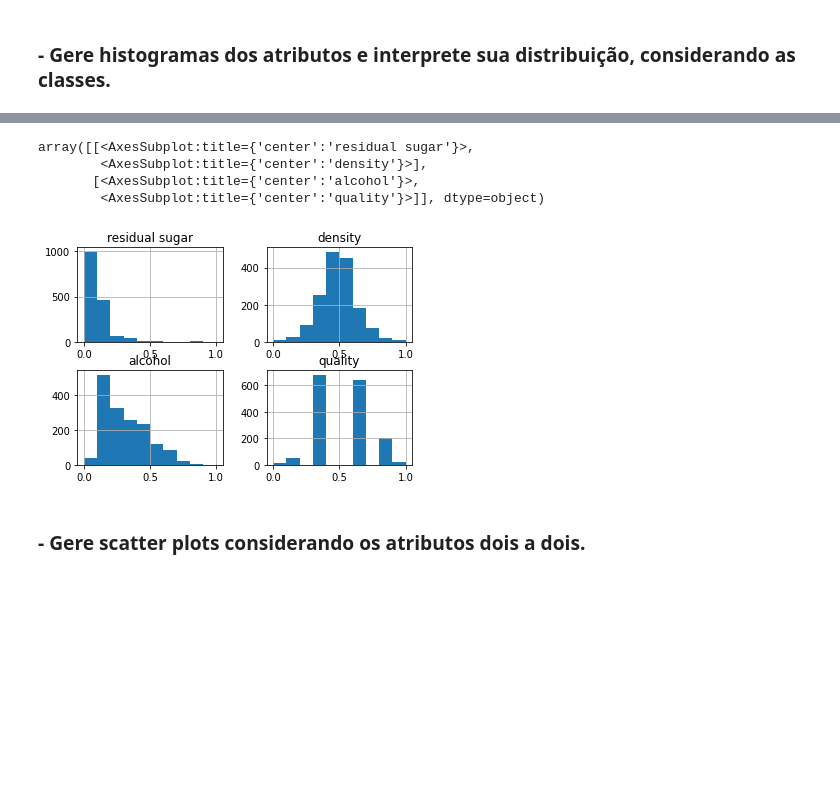
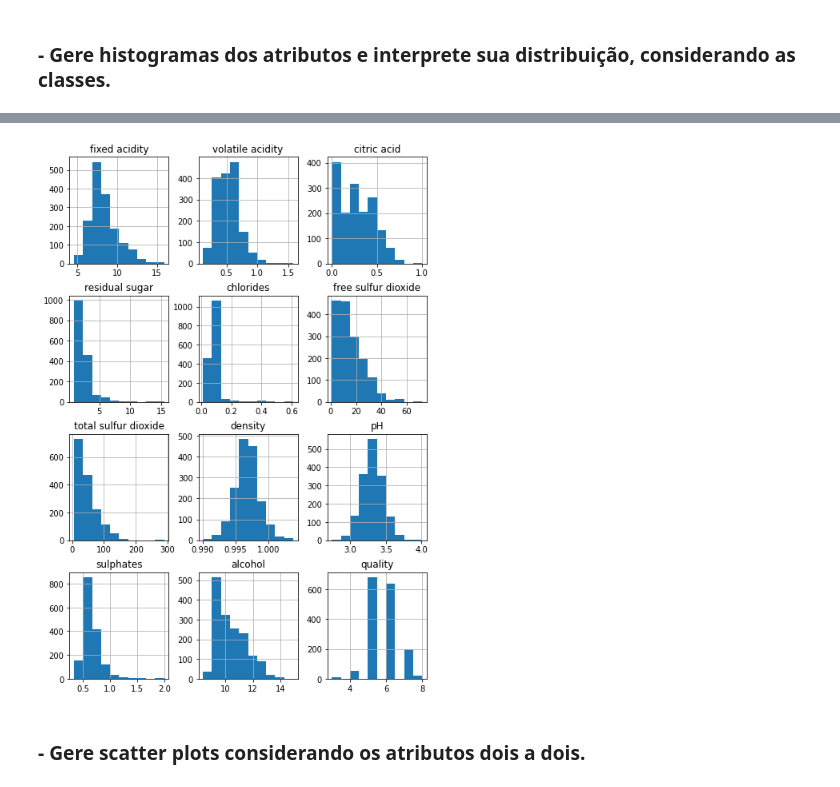
Before and after one commit to andersonmgomes/ML_prof_AnaLuizaBessa, a Jupyter notebook: 20211001-Trabalho01.ipynb, the cells around one changed output, grey strips where cells are left out. Drawn from its saved outputs; the diff is of its cells as text; code cells hidden in the pictures; blank space fills up the shorter version.

```diff
--- a/20211001-Trabalho01.ipynb
+++ b/20211001-Trabalho01.ipynb
@@ -127,11 +140,7 @@ array([[<AxesSubplot:title={'center':'residual sugar'}>,
-# %%
-dsWineRed_normalizado.hist()
-# %% [output]
-array([[<AxesSubplot:title={'center':'residual sugar'}>,
-        <AxesSubplot:title={'center':'density'}>],
-       [<AxesSubplot:title={'center':'alcohol'}>,
-        <AxesSubplot:title={'center':'quality'}>]], dtype=object)
-[figure, removed]
+# %%
+dsWineRed_reduzido.hist(figsize=(8,12));
+# %% [output]
+[figure, added]
 # %% [markdown]
 ### - Gere scatter plots considerando os atributos dois a dois.
 # %%
```
Also changed, not shown: parts of 26 cells of this notebook, 1 other file.
